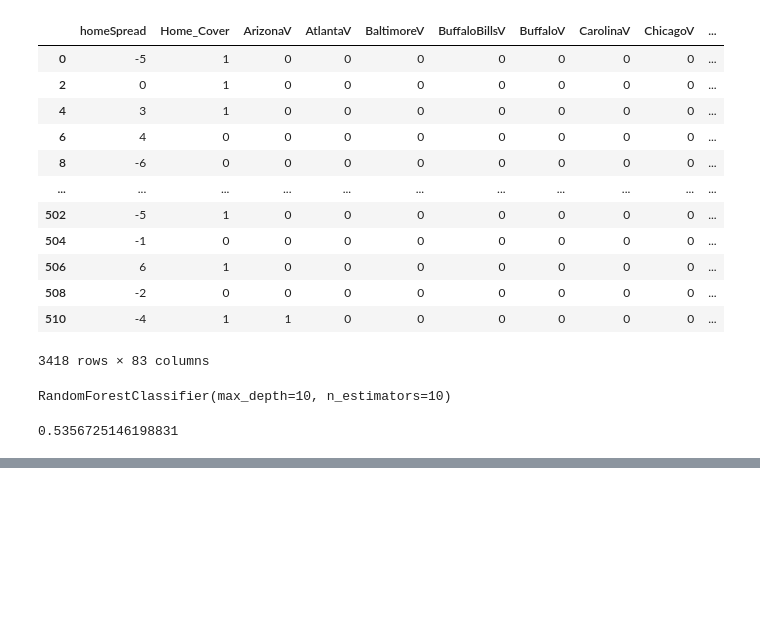
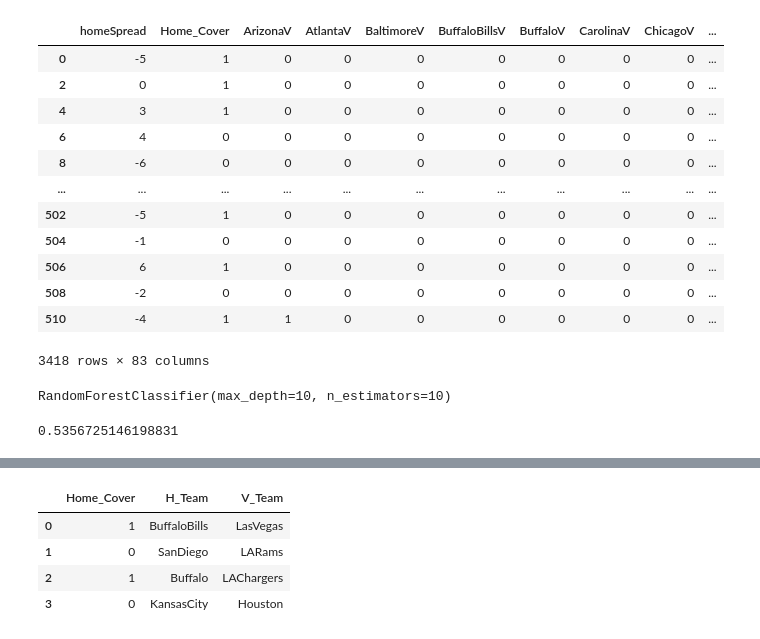
Before and after one commit to MSIA/2021-msia423--hakimi---ben--project, a Jupyter notebook: notebooks/develop/cleanModelTesting.ipynb, the cells around one changed output, grey strips where cells are left out. Drawn from its saved outputs; the diff is of its cells as text; code cells hidden in the pictures; blank space fills up the shorter version.

```diff
--- a/notebooks/develop/cleanModelTesting.ipynb
+++ b/notebooks/develop/cleanModelTesting.ipynb
@@ -262,0 +359,26 @@ accuracy
+# %%
+def noPush(data, colName):
+    """
+    Removes data where outcome is a push
+
+    Args:
+        data: dataframe, required
+        colName: (str), required, name of column where cover information is stored
+
+    Returns:
+        dataframe
+    """
+    try:
+        data = data[data['Home_Cover']!=2]
+        data = data.reset_index(drop=True)
+        return data
+    except:
+        return "hi"
+# %%
+noPush(df_in, "Home_Cover")
+# %% [output]
+|  | Home_Cover | H_Team | V_Team |
+| 0 | 1 | BuffaloBills | LasVegas |
+| 1 | 0 | SanDiego | LARams |
+| 2 | 1 | Buffalo | LAChargers |
+| 3 | 0 | KansasCity | Houston |
```
Also changed, not shown: parts of 8 cells of this notebook, 15 other files.
